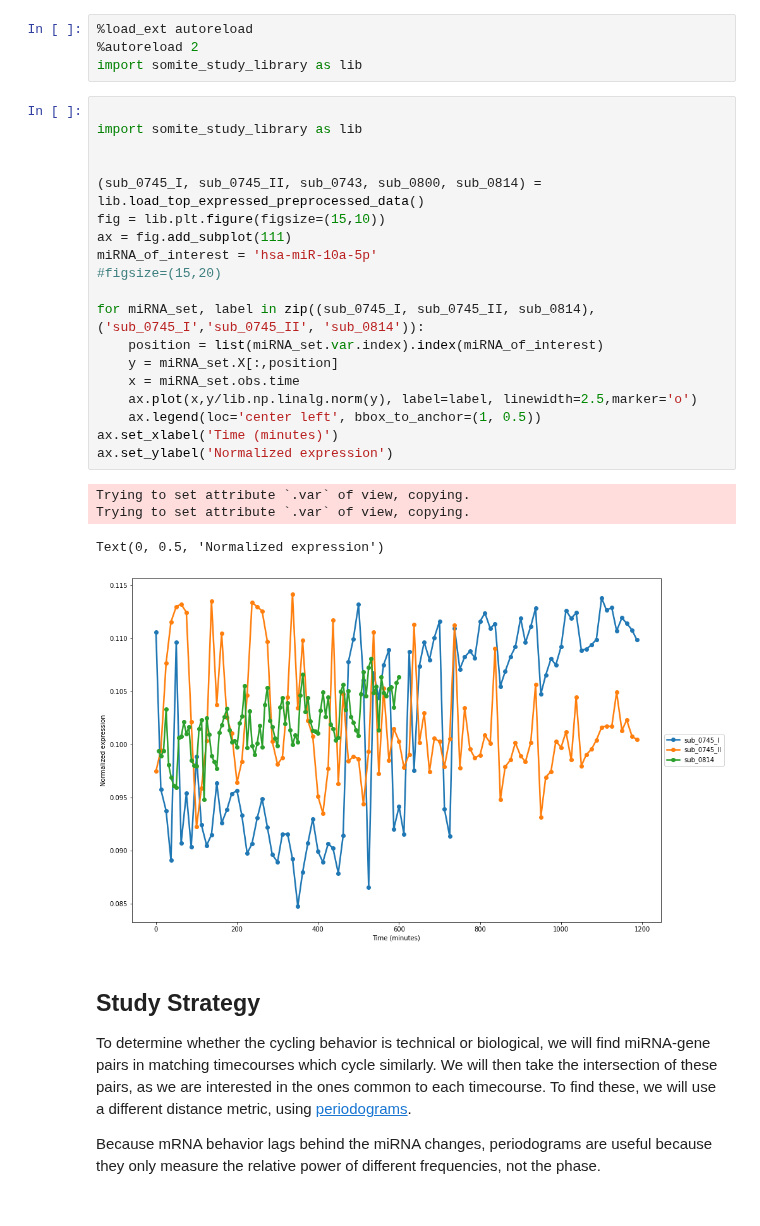
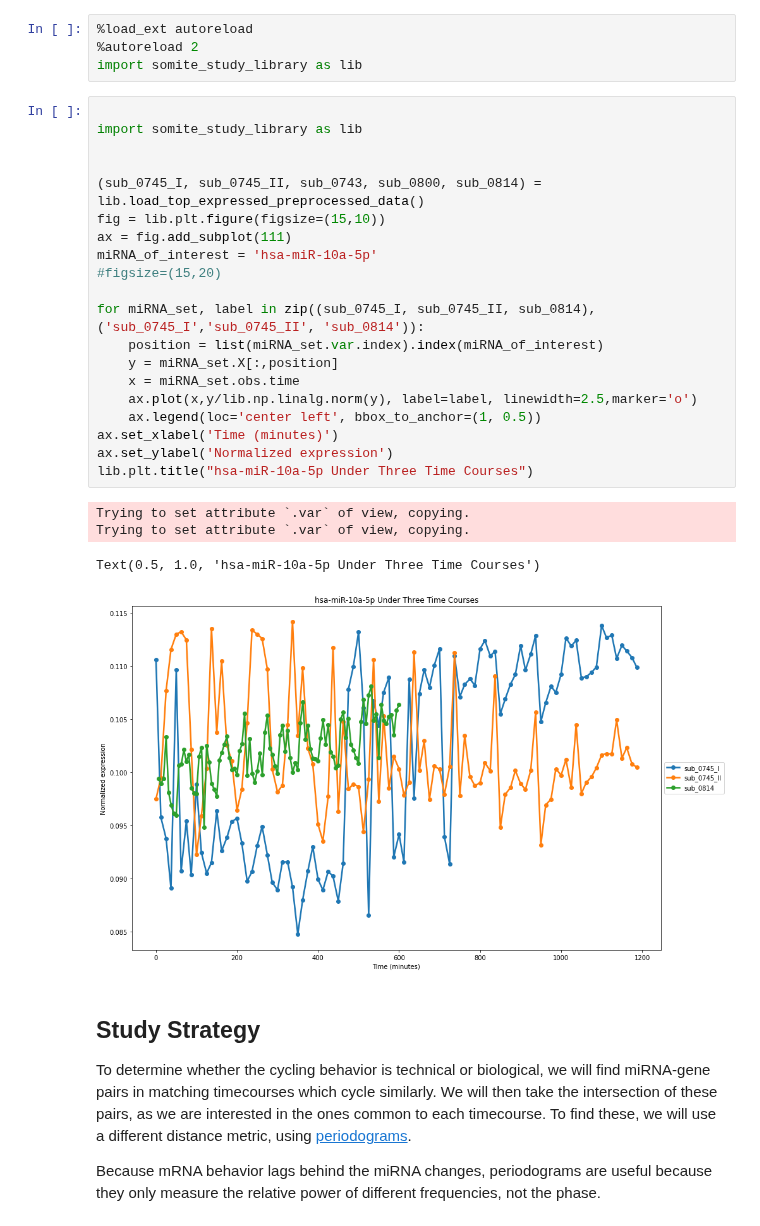
Before and after one commit to JohnWSteill/jlab_proj, a Jupyter notebook: Somite_Cycle_Study.ipynb, the cells around one changed output. Drawn from its saved outputs; the diff is of its cells as text.

```diff
--- a/Somite_Cycle_Study.ipynb
+++ b/Somite_Cycle_Study.ipynb
@@ -17,27 +17,28 @@ import somite_study_library as lib
 # %%
 
 import somite_study_library as lib
 
 
 (sub_0745_I, sub_0745_II, sub_0743, sub_0800, sub_0814) = lib.load_top_expressed_preprocessed_data()
 fig = lib.plt.figure(figsize=(15,10))
 ax = fig.add_subplot(111)
 miRNA_of_interest = 'hsa-miR-10a-5p'
 #figsize=(15,20)
 
 for miRNA_set, label in zip((sub_0745_I, sub_0745_II, sub_0814), ('sub_0745_I','sub_0745_II', 'sub_0814')):
     position = list(miRNA_set.var.index).index(miRNA_of_interest)
     y = miRNA_set.X[:,position]
     x = miRNA_set.obs.time
     ax.plot(x,y/lib.np.linalg.norm(y), label=label, linewidth=2.5,marker='o')
     ax.legend(loc='center left', bbox_to_anchor=(1, 0.5))
 ax.set_xlabel('Time (minutes)')
 ax.set_ylabel('Normalized expression')
+lib.plt.title("hsa-miR-10a-5p Under Three Time Courses")
 # %% [output]
 Trying to set attribute `.var` of view, copying.
 Trying to set attribute `.var` of view, copying.
-Text(0, 0.5, 'Normalized expression')
+Text(0.5, 1.0, 'hsa-miR-10a-5p Under Three Time Courses')
-[figure, old version]
+[figure, new version]
 # %% [markdown]
 ## Study Strategy
 
```
Also changed, not shown: parts of 6 cells of this notebook, 1 other file.
